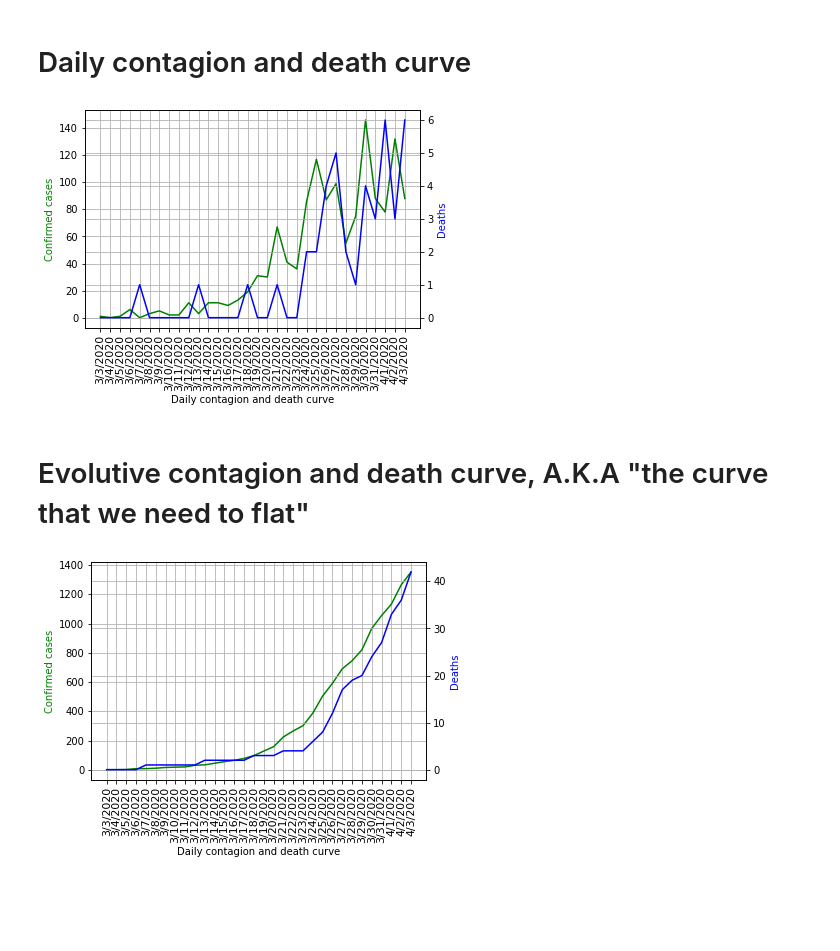
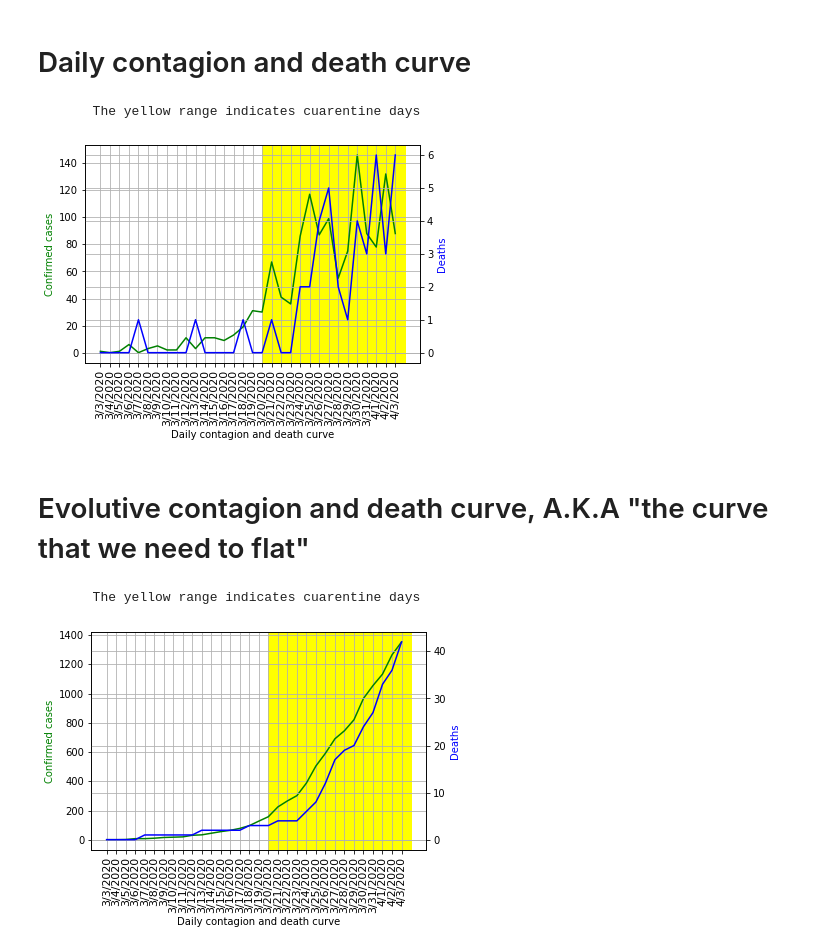
Before and after one commit to Fluzko/Covid-19-Argentina, a Jupyter notebook: Whole country analysis.ipynb, the cells around one changed output. Cells and saved outputs as stored; diff of their text form; code cells hidden in the pictures; blank space fills up the shorter version.

Commit message:
added quarantine range with yellow

```diff
--- a/Whole country analysis.ipynb
+++ b/Whole country analysis.ipynb
@@ -116,31 +117,39 @@ plt.show()
 # %%
 df_confirmed_transposed = df_confirmed.drop('total_cases',axis=1).transpose()
 df_deaths_transposed = df_deaths.drop('total_deaths',axis=1).transpose()
 df_deaths_transposed['total_deaths'] = df_deaths_transposed.sum(axis = 1)
 df_confirmed_transposed['total_cases'] = df_confirmed_transposed.sum(axis = 1)
 
 
 fig, ax1 = plt.subplots()
 
 ax2 = ax1.twinx()
 ax1.plot(df_confirmed_transposed.index, df_confirmed_transposed['total_cases'], color='g')
 ax2.plot(df_deaths_transposed.index, df_deaths_transposed['total_deaths'], color='b')
 
 ax1.set_xlabel('Daily contagion and death curve')
 ax1.set_ylabel('Confirmed cases', color='g')
 ax2.set_ylabel('Deaths', color='b')
 ax1.set_xticklabels(df_confirmed_transposed.index, rotation='vertical', size=11)
 
+today = date.today()
+ax1.axvspan('3/20/2020',today.strftime("%m/%d/%Y"),color='yellow')
+
 ax1.grid()
 ax2.grid()
 fig.show()
+print('\n\n')
+print('       The yellow range indicates quarantine days')
 # %% [output]
+       The yellow range indicates cuarentine days
-[figure, old version]
+[figure, new version]
 # %% [markdown]
 # Evolutive contagion and death curve, A.K.A "the curve that we need to flat"
 # %%
 df_confirmed_transposed['evolutive_cases'] = df_confirmed_transposed['total_cases'].cumsum()
 df_deaths_transposed['evolutive_deaths'] = df_deaths_transposed['total_deaths'].cumsum()
+
+
 
 fig, ax1 = plt.subplots()
 
@@ -153,8 +162,13 @@ ax1.set_ylabel('Confirmed cases', color='g')
 ax2.set_ylabel('Deaths', color='b')
 ax1.set_xticklabels(df_confirmed_transposed.index, rotation='vertical', size=11)
 
+today = date.today()
+ax1.axvspan('3/20/2020',today.strftime("%m/%d/%Y"),color='yellow')
 ax1.grid()
 ax2.grid()
 fig.show()
+print('\n\n')
+print('       The yellow range indicates quarantine days')
 # %% [output]
+       The yellow range indicates cuarentine days
-[figure, old version]
+[figure, new version]
```
Also changed, not shown: parts of 1 cell of this notebook.
